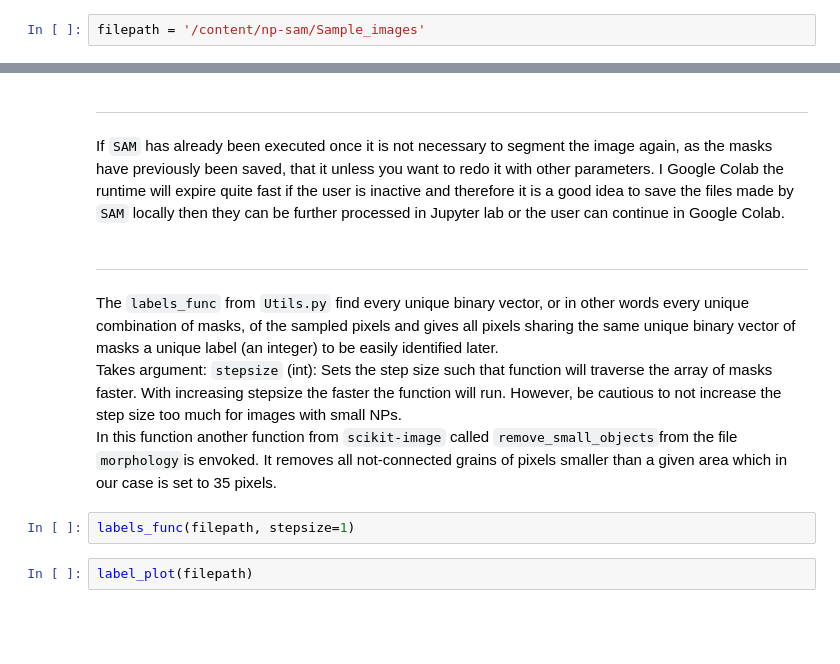
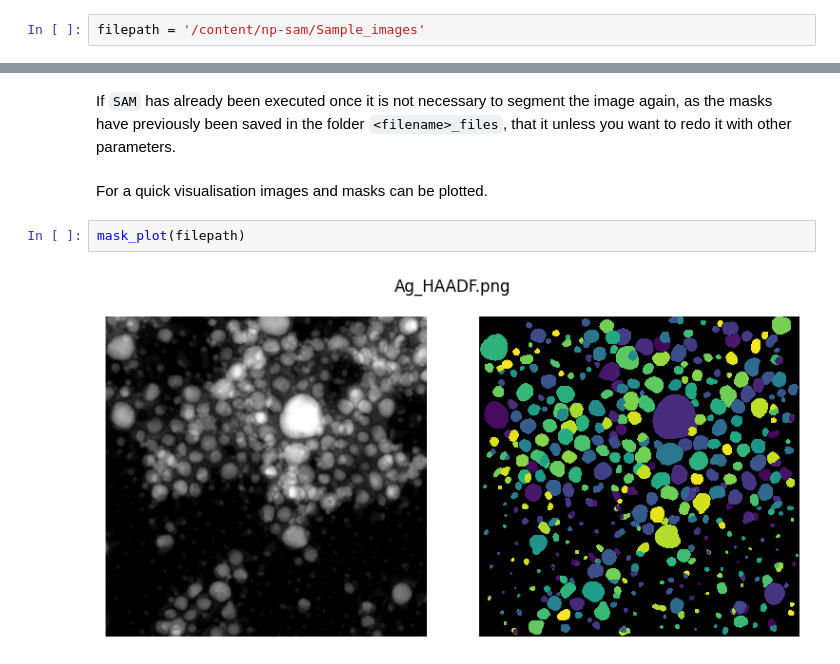
Before and after one commit to TorbenVilladsen/np-sam, a Jupyter notebook: NPSAM_GoogleColab.ipynb, the cells around one changed output, grey strips where cells are left out. Cells and saved outputs as stored; diff of their text form; blank space fills up the shorter version.

```diff
--- a/NPSAM_GoogleColab.ipynb
+++ b/NPSAM_GoogleColab.ipynb
@@ -43,12 +48,8 @@ SAM(filepath, device='cuda', PPS=64, use_FastSAM=True)
 # %% [markdown]
-***
-If `SAM` has already been executed once it is not necessary to segment the image again, as the masks have previously been saved, that it unless you want to redo it with other parameters. I Google Colab the runtime will expire quite fast if the user is inactive and therefore it is a good idea to save the files made by `SAM` locally then they can be further processed in Jupyter lab or the user can continue in Google Colab.
+If `SAM` has already been executed once it is not necessary to segment the image again, as the masks have previously been saved in the folder `<filename>_files`, that it unless you want to redo it with other parameters.
-# %% [markdown]
-***
-The `labels_func` from `Utils.py` find every unique binary vector, or in other words every unique combination of masks, of the sampled pixels and gives all pixels sharing the same unique binary vector of masks a unique label (an integer) to be easily identified later. <br>
-Takes argument: `stepsize` (int): Sets the step size such that function will traverse the array of masks faster. With increasing stepsize the faster the function will run. However, be cautious to not increase the step size too much for images with small NPs. <br>
-In this function another function from `scikit-image` called `remove_small_objects`from the file `morphology`is envoked. It removes all not-connected grains of pixels smaller than a given area which in our case is set to 35 pixels.
-# %%
-labels_func(filepath, stepsize=1)
+# %% [markdown]
+For a quick visualisation images and masks can be plotted.
 # %%
-label_plot(filepath)
+mask_plot(filepath)
+# %% [output]
+[figure, added]
```
Also changed, not shown: parts of 23 cells of this notebook.
